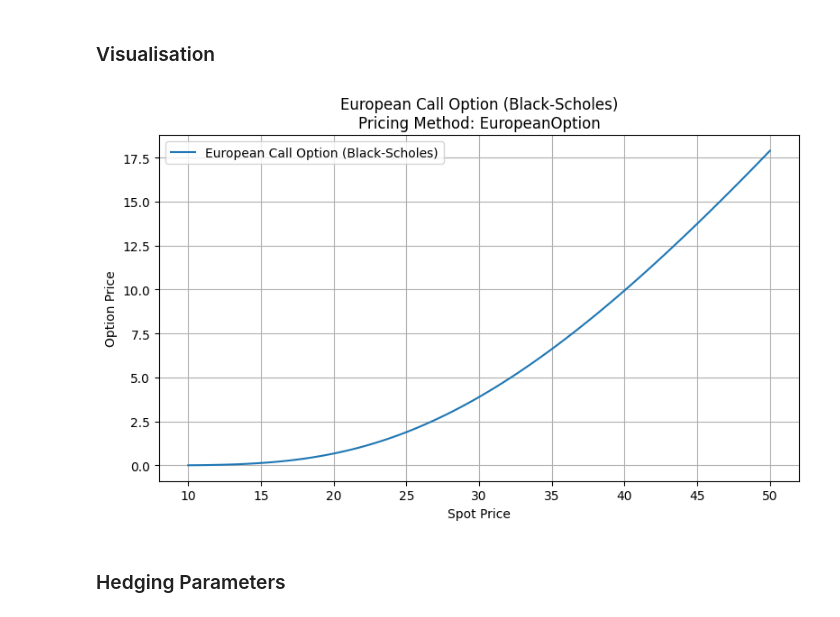
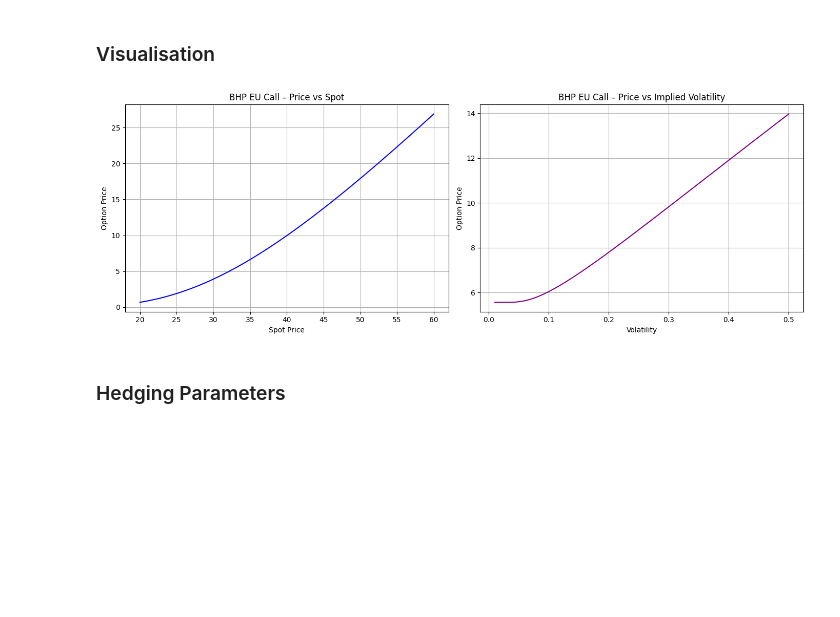
Before and after one commit to s4749543/Project3, a Jupyter notebook: trading_desk_analysis.ipynb, the cells around one changed output. Saved outputs shown, nothing was run; the diff lists cells and outputs as text; code cells hidden in the pictures; blank space fills up the shorter version.

Commit message:
commit (added new visual.py for visualising the sensitivities for each of the options)

```diff
--- a/trading_desk_analysis.ipynb
+++ b/trading_desk_analysis.ipynb
@@ -149,10 +151,11 @@ Option Price (with dividend yield): 1.0911125175225904
 # %% [markdown]
 ### Visualisation
 # %%
-from visualise import visualize_option_price_vs_spot
-visualize_option_price_vs_spot(option_class=EuropeanOption, label="European Call Option (Black-Scholes)", spot_range=(10,50,100), strike=strike_bhp, expiry=expiry_bhp,rate=rate_bhp,vol=vol_bhp,option_type="call",ticker=ticker_bhp)
+from visualise_new import plot_spot_vol_sensitivity
+
+plot_spot_vol_sensitivity(option_class=EuropeanOption, label = "BHP EU Call", base_spot=spot_bhp, base_vol=vol_bhp, spot_range=(20,60,200), vol_range=(0.01,0.5,200), ticker=ticker_bhp, strike=strike_bhp, expiry=expiry_bhp, rate=rate_bhp, option_type="call")
 # %% [output]
-[figure, old version]
+[figure, new version]
 # %% [markdown]
 ### Hedging Parameters
 # %%
```
Also changed, not shown: parts of 18 cells of this notebook, 1 other file.
